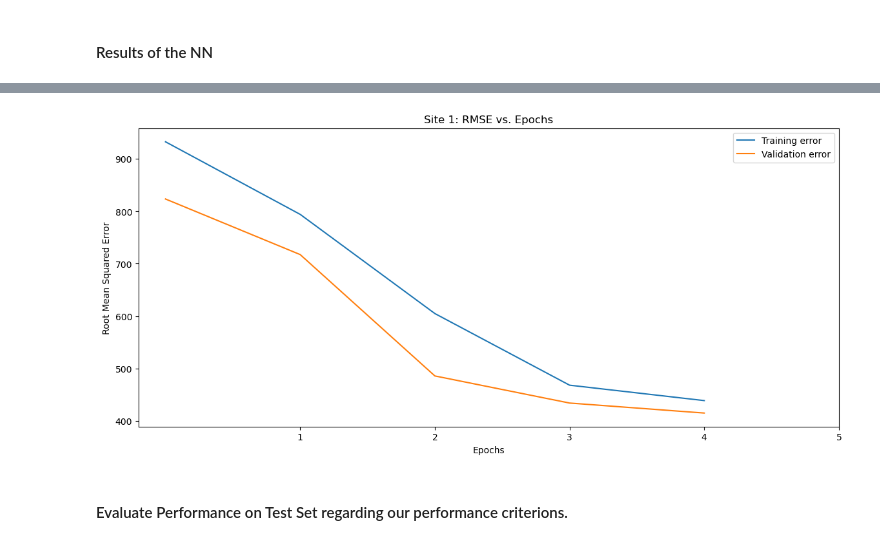
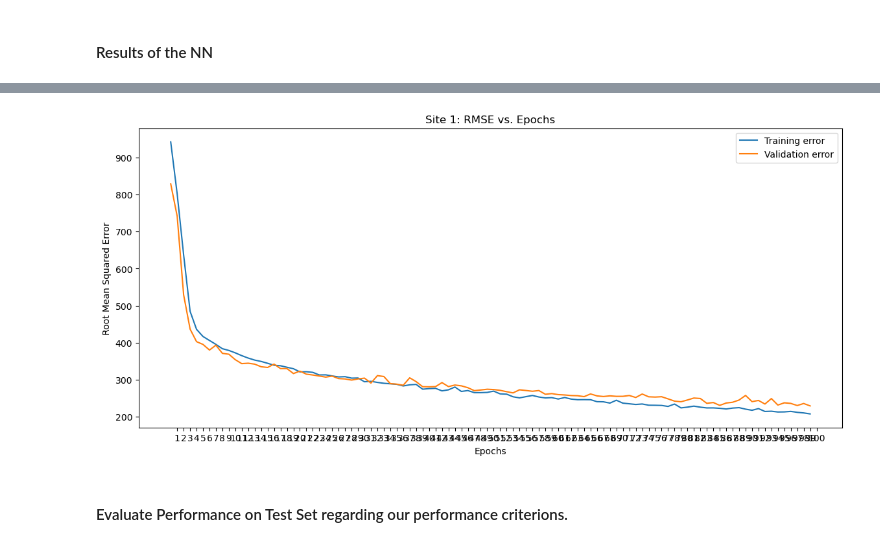
Before and after one commit to JakobJetter/AA_Project_WS2526, a Jupyter notebook: 04_Predicitve_Analytics/neural_network.ipynb, the cells around one changed output, grey strips where cells are left out. Drawn from its saved outputs; the diff is of its cells as text; code cells hidden in the pictures.

```diff
--- a/04_Predicitve_Analytics/neural_network.ipynb
+++ b/04_Predicitve_Analytics/neural_network.ipynb
@@ -192,6 +193,6 @@ classifier.compile(loss='mse',
 # %%
 history = classifier.fit(X_norm_train, y_train,
                             validation_data=(X_norm_val, y_val),
-                            epochs=5,
+                            epochs=100,
                             batch_size=50)
 # %% [output]
@@ -231,19 +253,19 @@ root_metrics_df
 # %%
 plt.figure(figsize=(14,6), dpi=100)
 
 plt.plot(root_metrics_df["rmse"], label = 'Training error')
 plt.plot(root_metrics_df["val_rmse"], label = 'Validation error')
 
 plt.xlabel("Epochs")
 plt.ylabel("Root Mean Squared Error")
 
-plt.xticks(range(1,6))
+plt.xticks(range(1,101))
 plt.legend()
 plt.title("Site 1: RMSE vs. Epochs")
 
 plt.show()
 # %% [output]
-[figure, old version]
+[figure, new version]
 # %% [markdown]
 #### Evaluate Performance on Test Set regarding our performance criterions.
 # %%
```
Also changed, not shown: parts of 14 cells of this notebook.
